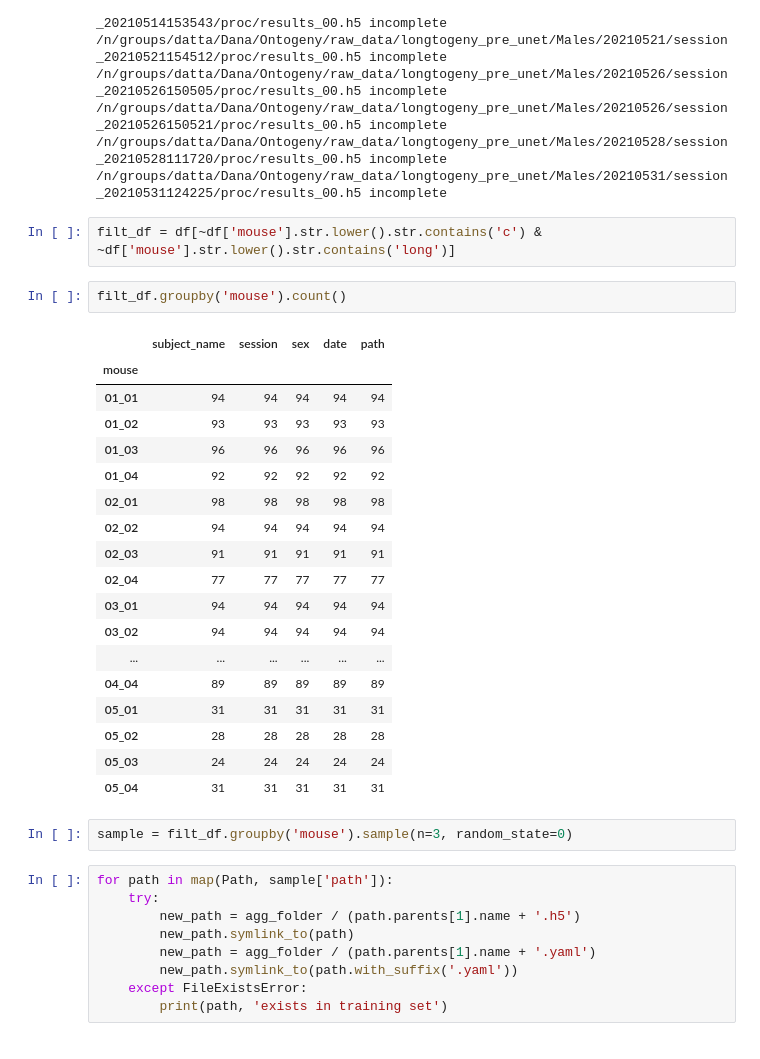
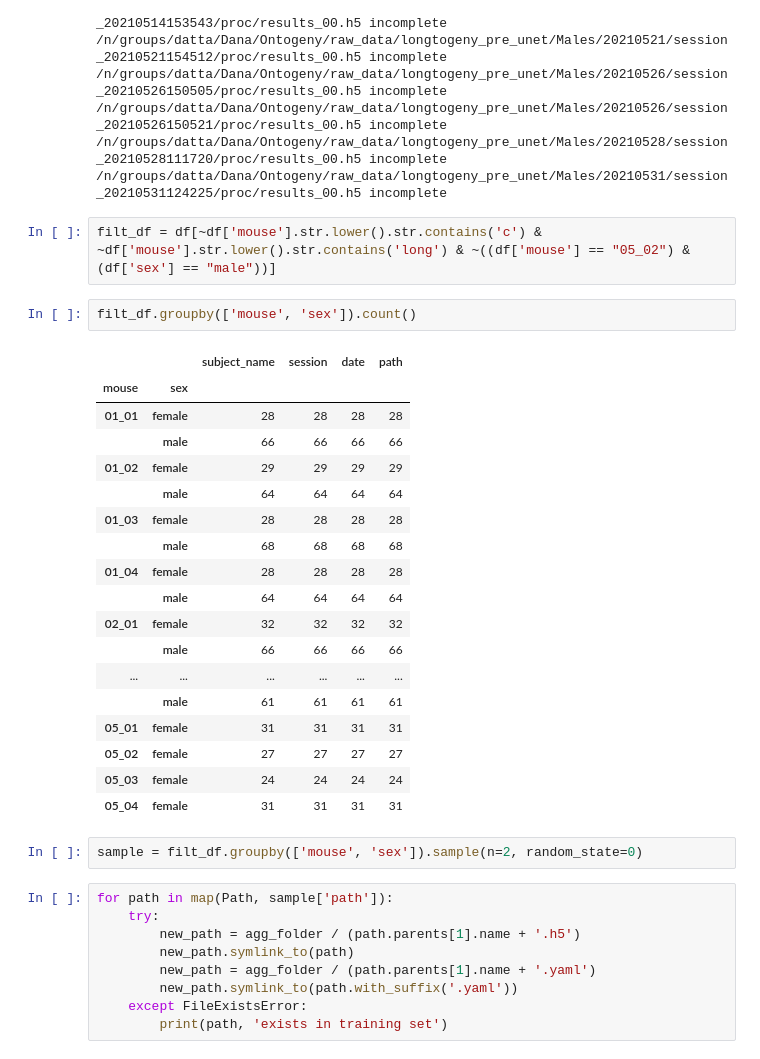
Before and after one commit to dattalab/ontogeny-of-behavior, a Jupyter notebook: notebooks/processing/moseq-modeling/00-organize-data.ipynb, the cells around one changed output. Saved outputs shown, nothing was run; the diff lists cells and outputs as text.

```diff
--- a/notebooks/processing/moseq-modeling/00-organize-data.ipynb
+++ b/notebooks/processing/moseq-modeling/00-organize-data.ipynb
@@ -178,30 +178,30 @@ df = pd.DataFrame(df)
 /n/groups/datta/Dana/Ontogeny/raw_data/longtogeny_pre_unet/Males/20210528/session_20210528111720/proc/results_00.h5 incomplete
 /n/groups/datta/Dana/Ontogeny/raw_data/longtogeny_pre_unet/Males/20210531/session_20210531124225/proc/results_00.h5 incomplete
 # %%
-filt_df = df[~df['mouse'].str.lower().str.contains('c') & ~df['mouse'].str.lower().str.contains('long')]
+filt_df = df[~df['mouse'].str.lower().str.contains('c') & ~df['mouse'].str.lower().str.contains('long') & ~((df['mouse'] == "05_02") & (df['sex'] == "male"))]
 # %%
-filt_df.groupby('mouse').count()
+filt_df.groupby(['mouse', 'sex']).count()
 # %% [output]
-|  | subject_name | session | sex | date | path |
-| mouse |  |  |  |  |  |
-| 01_01 | 94 | 94 | 94 | 94 | 94 |
-| 01_02 | 93 | 93 | 93 | 93 | 93 |
-| 01_03 | 96 | 96 | 96 | 96 | 96 |
-| 01_04 | 92 | 92 | 92 | 92 | 92 |
-| 02_01 | 98 | 98 | 98 | 98 | 98 |
-| 02_02 | 94 | 94 | 94 | 94 | 94 |
-| 02_03 | 91 | 91 | 91 | 91 | 91 |
-| 02_04 | 77 | 77 | 77 | 77 | 77 |
-| 03_01 | 94 | 94 | 94 | 94 | 94 |
-| 03_02 | 94 | 94 | 94 | 94 | 94 |
+|  |  | subject_name | session | date | path |
+| mouse | sex |  |  |  |  |
+| 01_01 | female | 28 | 28 | 28 | 28 |
+|  | male | 66 | 66 | 66 | 66 |
+| 01_02 | female | 29 | 29 | 29 | 29 |
+|  | male | 64 | 64 | 64 | 64 |
+| 01_03 | female | 28 | 28 | 28 | 28 |
+|  | male | 68 | 68 | 68 | 68 |
+| 01_04 | female | 28 | 28 | 28 | 28 |
+|  | male | 64 | 64 | 64 | 64 |
+| 02_01 | female | 32 | 32 | 32 | 32 |
+|  | male | 66 | 66 | 66 | 66 |
 | ... | ... | ... | ... | ... | ... |
-| 04_04 | 89 | 89 | 89 | 89 | 89 |
-| 05_01 | 31 | 31 | 31 | 31 | 31 |
-| 05_02 | 28 | 28 | 28 | 28 | 28 |
-| 05_03 | 24 | 24 | 24 | 24 | 24 |
-| 05_04 | 31 | 31 | 31 | 31 | 31 |
+|  | male | 61 | 61 | 61 | 61 |
+| 05_01 | female | 31 | 31 | 31 | 31 |
+| 05_02 | female | 27 | 27 | 27 | 27 |
+| 05_03 | female | 24 | 24 | 24 | 24 |
+| 05_04 | female | 31 | 31 | 31 | 31 |
 # %%
-sample = filt_df.groupby('mouse').sample(n=3, random_state=0)
+sample = filt_df.groupby(['mouse', 'sex']).sample(n=2, random_state=0)
 # %%
 for path in map(Path, sample['path']):
     try:
```
Also changed, not shown: parts of 2 cells of this notebook, 9 other files.
